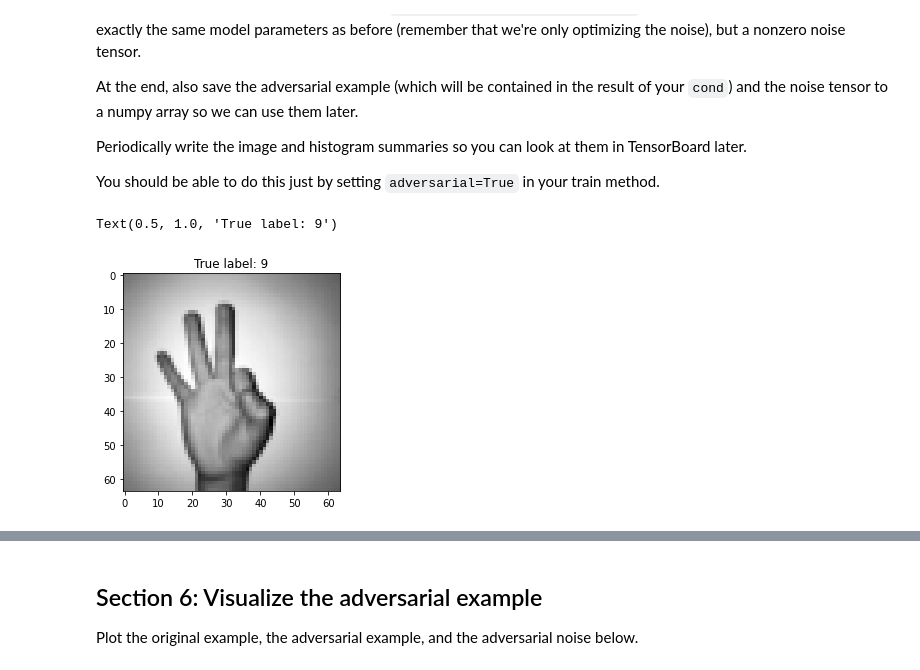
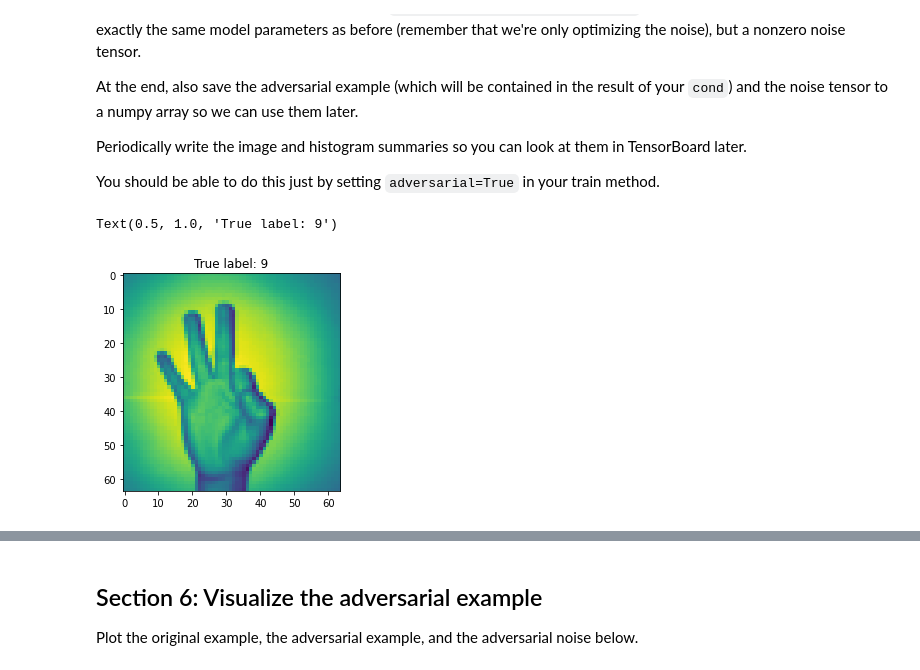
Before and after one commit to dtaylor211/cs12-tensorflow, a Jupyter notebook: labs/lab_5_adversarial_examples/lab_5.ipynb, the cells around one changed output, grey strips where cells are left out. Cells and saved outputs as stored; diff of their text form; code cells hidden in the pictures.

```diff
--- a/labs/lab_5_adversarial_examples/lab_5.ipynb
+++ b/labs/lab_5_adversarial_examples/lab_5.ipynb
@@ -462,14 +462,14 @@ You should be able to do this just by setting `adversarial=True` in your train m
 # %%
 # Pick and plot the image we'll turn into an adversarial example
 idx = 1
 img = x_test[idx]
 lbl = y_test[idx]
 
-plt.imshow(img[:, :, 0], cmap='gray')
+plt.imshow(img[:, :, 0])
 plt.title('True label: {}'.format(np.argmax(lbl)))
 # %% [output]
 Text(0.5, 1.0, 'True label: 9')
-[figure, old version]
+[figure, new version]
 # %%
 model.use_noise.assign(True)
 train_batch = 0
```
Also changed, not shown: parts of 14 cells of this notebook.
